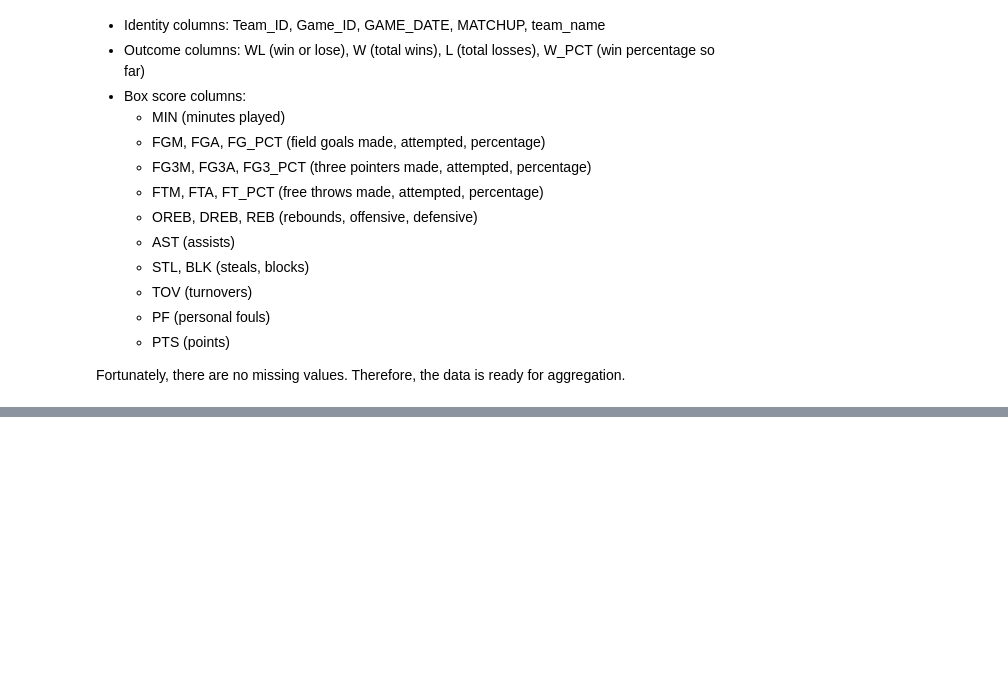
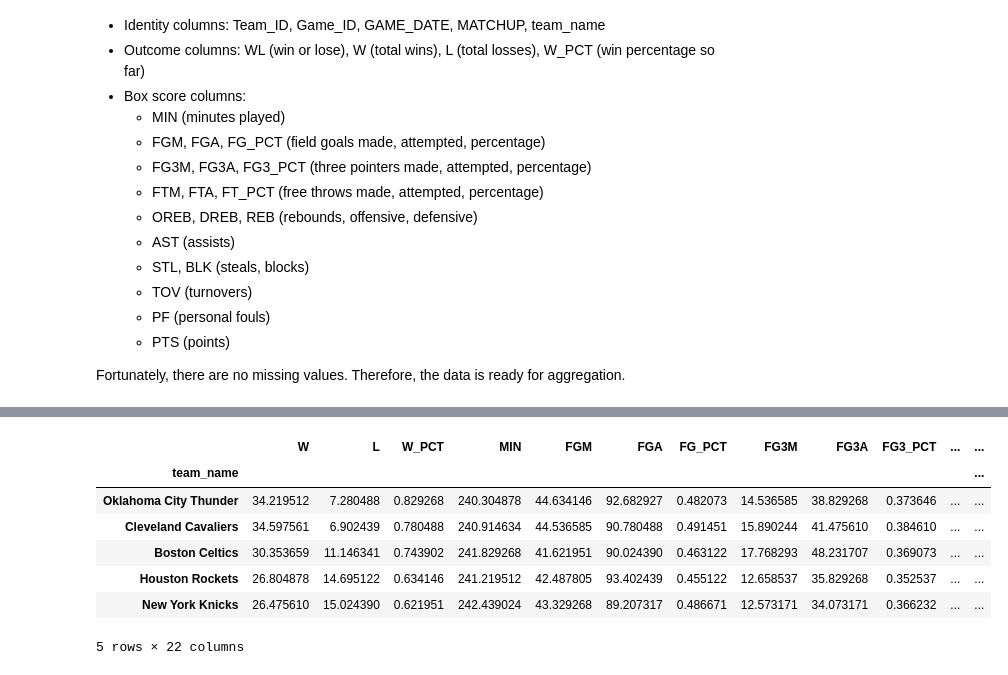
Before and after one commit to stengyv/NBA-Analysis, a Jupyter notebook: NBA analysis.ipynb, the cells around one changed output, grey strips where cells are left out. Saved outputs shown, nothing was run; the diff lists cells and outputs as text; code cells hidden in the pictures; blank space fills up the shorter version.

```diff
--- a/NBA analysis.ipynb
+++ b/NBA analysis.ipynb
@@ -116,0 +141,12 @@ Currently the dataset has 2,460 rows — one row per game per team. To compare t
+# %%
+# Teams with highest win percentages
+team_avgs.sort_values(by="W_PCT", ascending=False).head()
+# %% [output]
+|  | W | L | W_PCT | MIN | FGM | FGA | FG_PCT | FG3M | FG3A | FG3_PCT | ... | ... |
+| team_name |  |  |  |  |  |  |  |  |  |  |  | ... |
+| Oklahoma City Thunder | 34.219512 | 7.280488 | 0.829268 | 240.304878 | 44.634146 | 92.682927 | 0.482073 | 14.536585 | 38.829268 | 0.373646 | ... | ... |
+| Cleveland Cavaliers | 34.597561 | 6.902439 | 0.780488 | 240.914634 | 44.536585 | 90.780488 | 0.491451 | 15.890244 | 41.475610 | 0.384610 | ... | ... |
+| Boston Celtics | 30.353659 | 11.146341 | 0.743902 | 241.829268 | 41.621951 | 90.024390 | 0.463122 | 17.768293 | 48.231707 | 0.369073 | ... | ... |
+| Houston Rockets | 26.804878 | 14.695122 | 0.634146 | 241.219512 | 42.487805 | 93.402439 | 0.455122 | 12.658537 | 35.829268 | 0.352537 | ... | ... |
+| New York Knicks | 26.475610 | 15.024390 | 0.621951 | 242.439024 | 43.329268 | 89.207317 | 0.486671 | 12.573171 | 34.073171 | 0.366232 | ... | ... |
+5 rows × 22 columns
```
Also changed, not shown: parts of 10 cells of this notebook, 2 other files.
